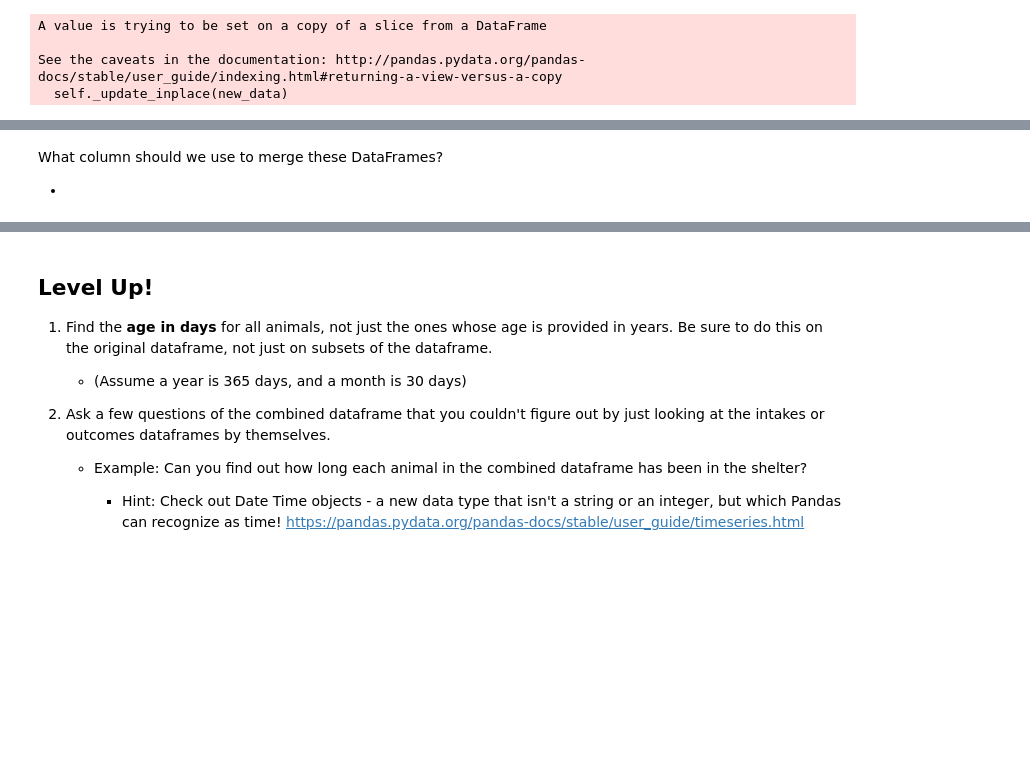
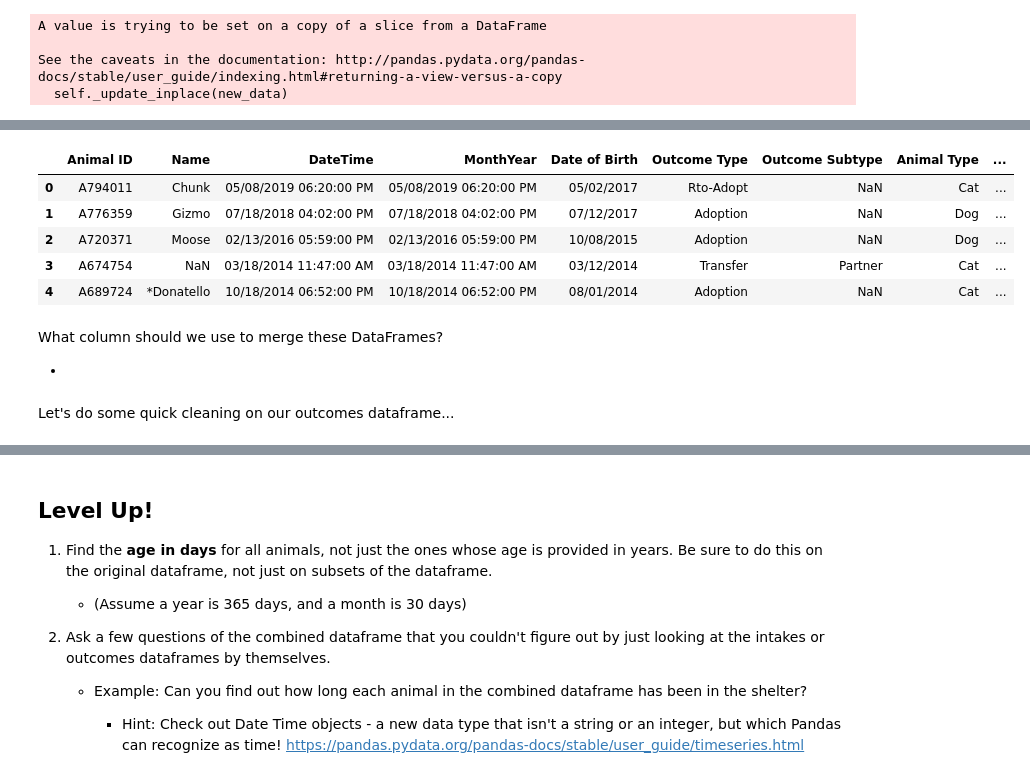
Before and after one commit to lindseyberlin/ds-lesson-hub, a Jupyter notebook: Phase1/PandasPractice/Pandas-Practice.ipynb, the cells around one changed output, grey strips where cells are left out. Drawn from its saved outputs; the diff is of its cells as text; code cells hidden in the pictures; blank space fills up the shorter version.

```diff
--- a/Phase1/PandasPractice/Pandas-Practice.ipynb
+++ b/Phase1/PandasPractice/Pandas-Practice.ipynb
@@ -412,10 +429,21 @@ We were given two dataframes here - both an Intakes and an Outcomes CSV. Let's m
 
 [Image from Data Science Made Simple's post on Joining/Merging Pandas Data Frames](http://www.datasciencemadesimple.com/join-merge-data-frames-pandas-python/)
 # %%
-# Read in our outcomes csv
+# Read in our outcomes csv as a dataframe named outcomes
+outcomes = pd.read_csv('data/Austin_Animal_Center_Outcomes.csv')
 # %%
 # Check out our outcomes data
+outcomes.head()
+# %% [output]
+|  | Animal ID | Name | DateTime | MonthYear | Date of Birth | Outcome Type | Outcome Subtype | Animal Type | ... |
+| 0 | A794011 | Chunk | 05/08/2019 06:20:00 PM | 05/08/2019 06:20:00 PM | 05/02/2017 | Rto-Adopt | NaN | Cat | ... |
+| 1 | A776359 | Gizmo | 07/18/2018 04:02:00 PM | 07/18/2018 04:02:00 PM | 07/12/2017 | Adoption | NaN | Dog | ... |
+| 2 | A720371 | Moose | 02/13/2016 05:59:00 PM | 02/13/2016 05:59:00 PM | 10/08/2015 | Adoption | NaN | Dog | ... |
+| 3 | A674754 | NaN | 03/18/2014 11:47:00 AM | 03/18/2014 11:47:00 AM | 03/12/2014 | Transfer | Partner | Cat | ... |
+| 4 | A689724 | *Donatello | 10/18/2014 06:52:00 PM | 10/18/2014 06:52:00 PM | 08/01/2014 | Adoption | NaN | Cat | ... |
 # %% [markdown]
 What column should we use to merge these DataFrames?
 
 -
+# %% [markdown]
+Let's do some quick cleaning on our outcomes dataframe...
```
Also changed, not shown: parts of 64 cells of this notebook, 19 other files.
